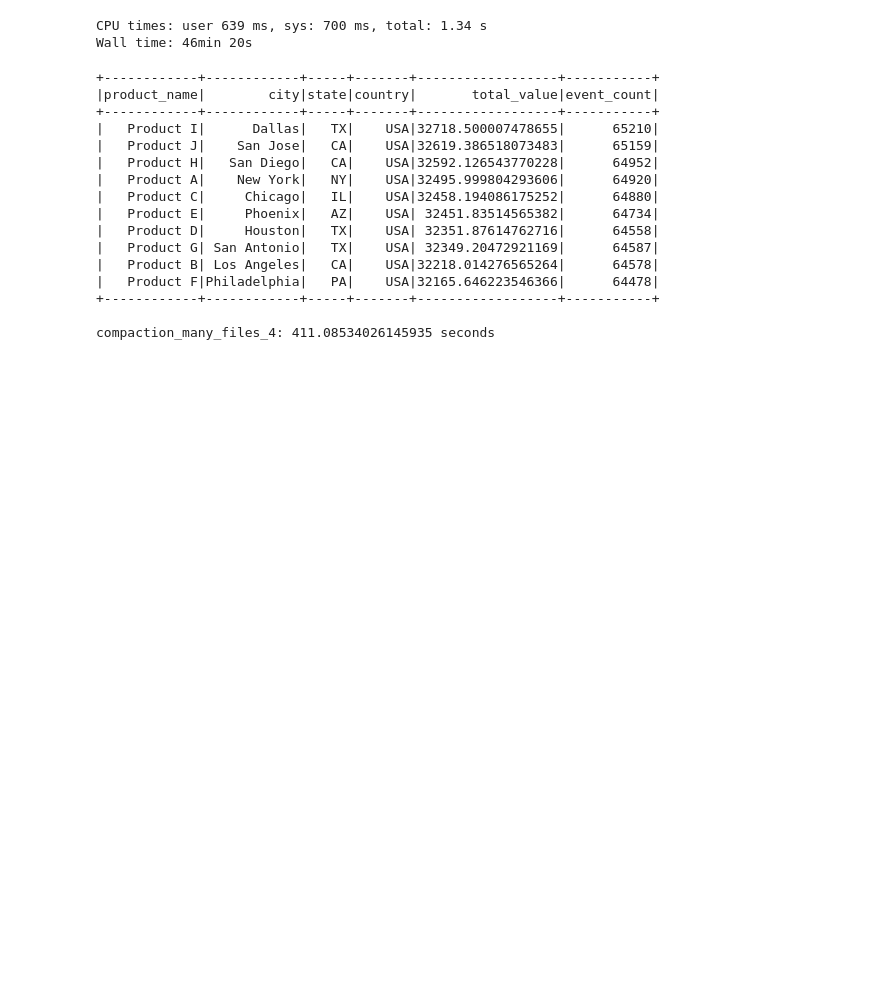
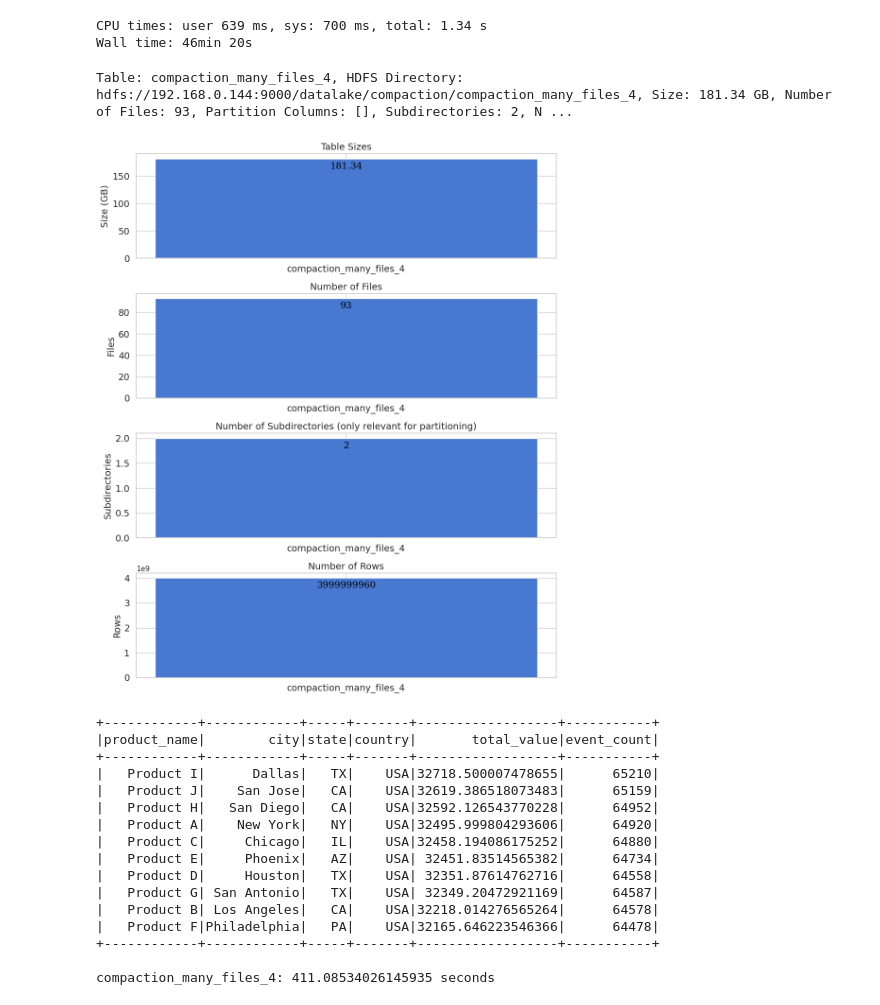
Before and after one commit to durlachert/delta-lake-optimization, a Jupyter notebook: 02_compaction.ipynb, the cells around one changed output. Cells and saved outputs as stored; diff of their text form; code cells hidden in the pictures; blank space fills up the shorter version.

```diff
--- a/02_compaction.ipynb
+++ b/02_compaction.ipynb
@@ -1207,6 +1207,11 @@ for path in table_paths:
 Optimizing and compacting table: compaction_many_files_4
 CPU times: user 639 ms, sys: 700 ms, total: 1.34 s
 Wall time: 46min 20s
+# %%
+analyze_table_details(spark, tables)
+# %% [output]
+Table: compaction_many_files_4, HDFS Directory: hdfs://192.168.0.144:9000/datalake/compaction/compaction_many_files_4, Size: 181.34 GB, Number of Files: 93, Partition Columns: [], Subdirectories: 2, N ...
+[figure, added]
 # %%
 average_times_query1_after = get_average_execution_times(query1_template, num_executions, tables)
 average_times_query2_after = get_average_execution_times(query2_template, num_executions, tables)
```
Also changed, not shown: parts of 10 cells of this notebook, 4 other files.
